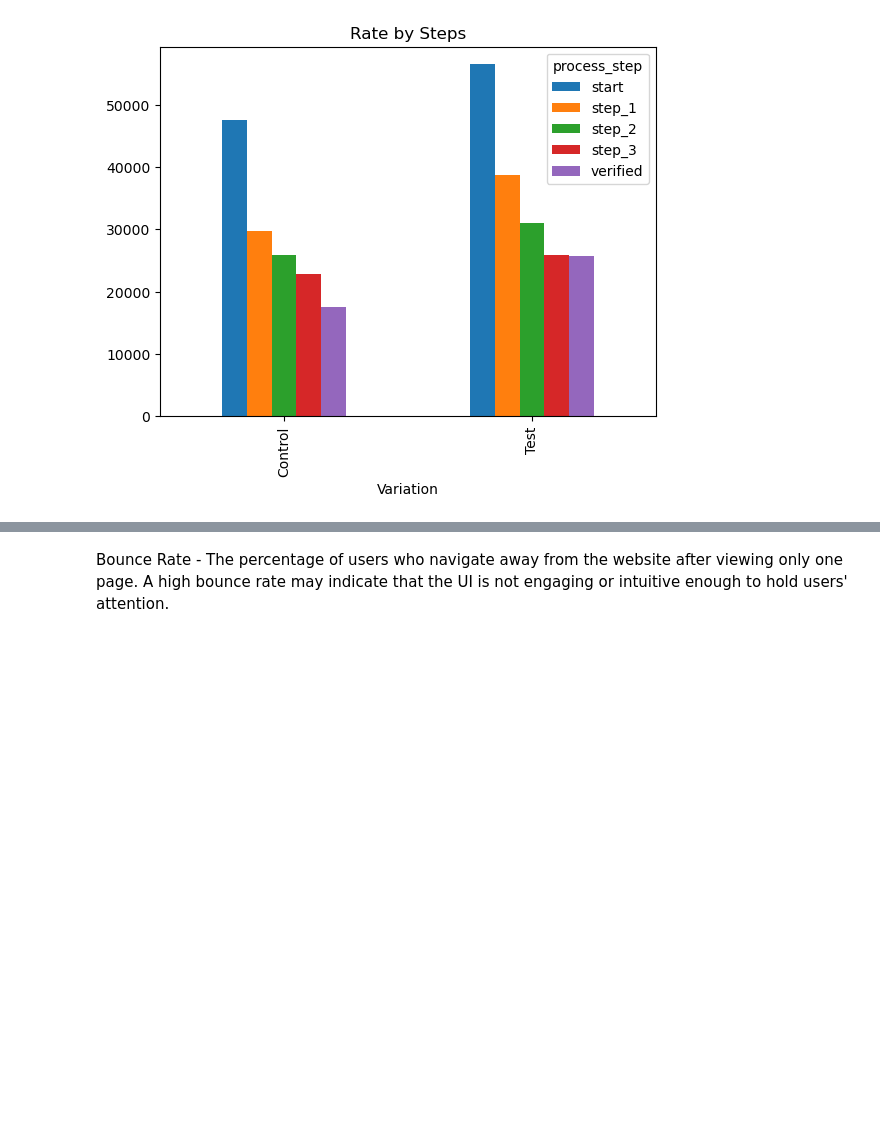
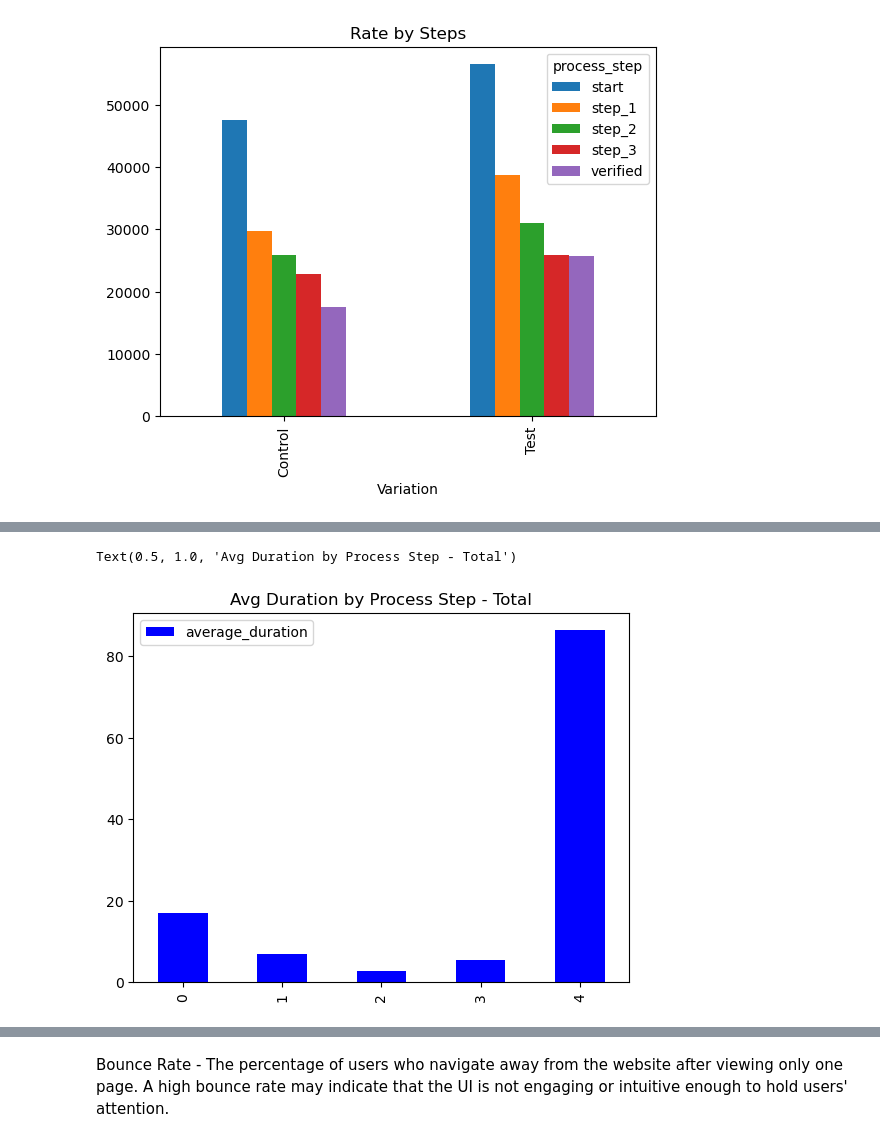
Before and after one commit to mwilfer8888/the-pookies-project, a Jupyter notebook: Pookies_Project (SAFE).ipynb, the cells around one changed output, grey strips where cells are left out. Cells and saved outputs as stored; diff of their text form; code cells hidden in the pictures; blank space fills up the shorter version.

Commit message:
Updated
Has more rates, graphs, 3/31 @ 4pm

```diff
--- a/Pookies_Project (SAFE).ipynb
+++ b/Pookies_Project (SAFE).ipynb
@@ -330,0 +391,23 @@ Time Spent on Each Step: The average duration users spend on each step.
+# %%
+# THIS IS IN SECONDS FOR TOTAL
+
+# Step 1: Filter clients who have completed the process from start to verified
+# Group by client_id and visitor_id and check if they have both 'start' and 'verified' steps
+valid_clients = total.groupby(['client_id', 'visitor_id'])['process_step'].agg(lambda x: set(['start', 'verified']).issubset(set(x)))
+
+# Filter the DataFrame for valid clients
+valid_clients = valid_clients[valid_clients].index
+filtered_df = total[total.set_index(['client_id', 'visitor_id']).index.isin(valid_clients)].reset_index()
+
+# Step 2: Calculate the average duration for each process step
+average_duration_by_step = filtered_df.groupby('process_step')['duration'].mean().reset_index()
+average_duration_by_step.columns = ['process_step', 'average_duration']
+
+# Step 3: Calculate the total average duration for the whole process
+# Assuming the duration column represents the time taken to move to the next step
+total_duration_by_client = filtered_df.groupby(['client_id', 'visitor_id'])['duration'].sum().mean()
+
+# Display the results
+print("Average Duration by Process Step:")
+print(average_duration_by_step)
+print("\nTotal average duration for the whole process from start to verified: {:.2f} units of time".format(total_duration_by_client))
@@ -330,0 +424,6 @@ Time Spent on Each Step: The average duration users spend on each step.
+# %%
+average_duration_by_step.plot(kind="bar", stacked=False, color='blue')
+plt.title("Avg Duration by Process Step - Total")
+# %% [output]
+Text(0.5, 1.0, 'Avg Duration by Process Step - Total')
+[figure, added]
```
Also changed, not shown: parts of 27 cells of this notebook.
